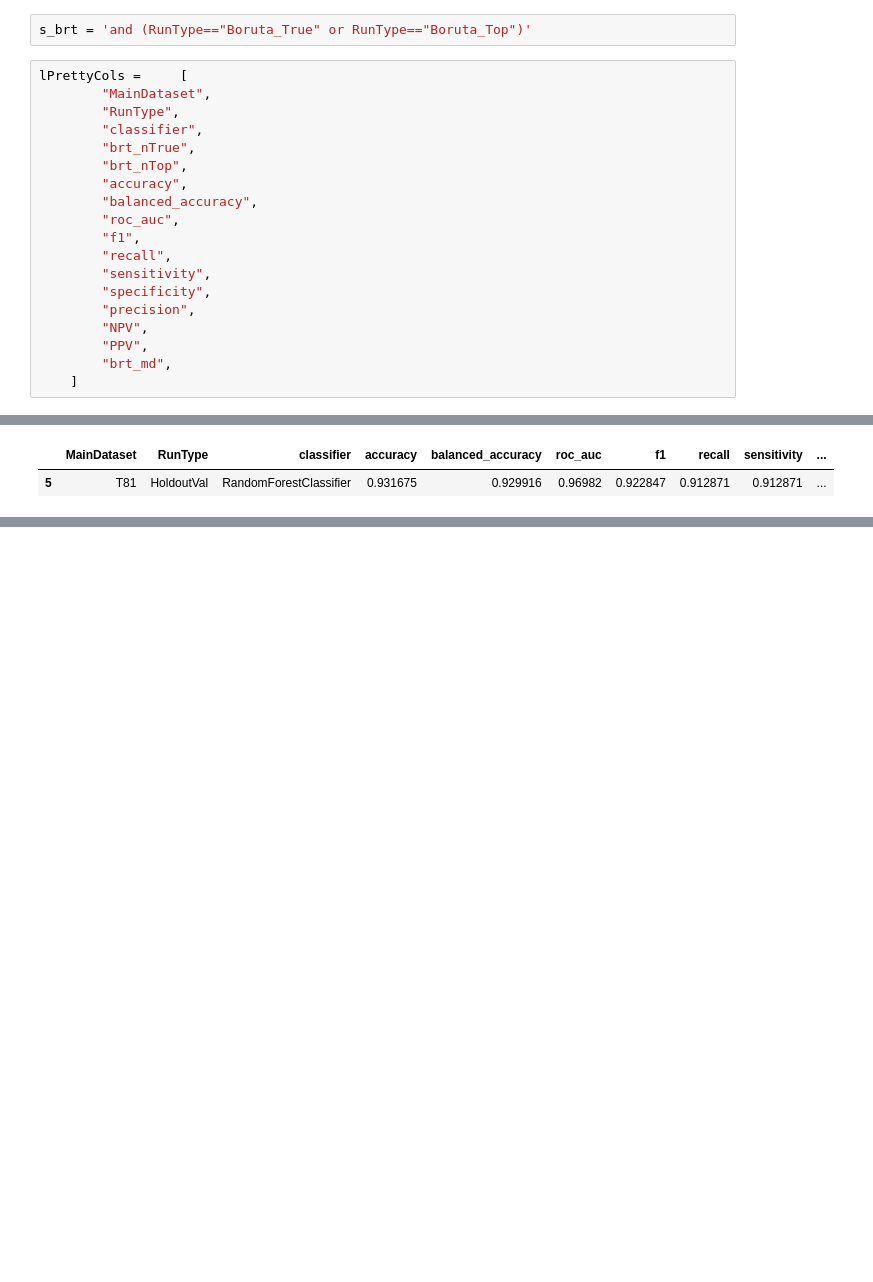
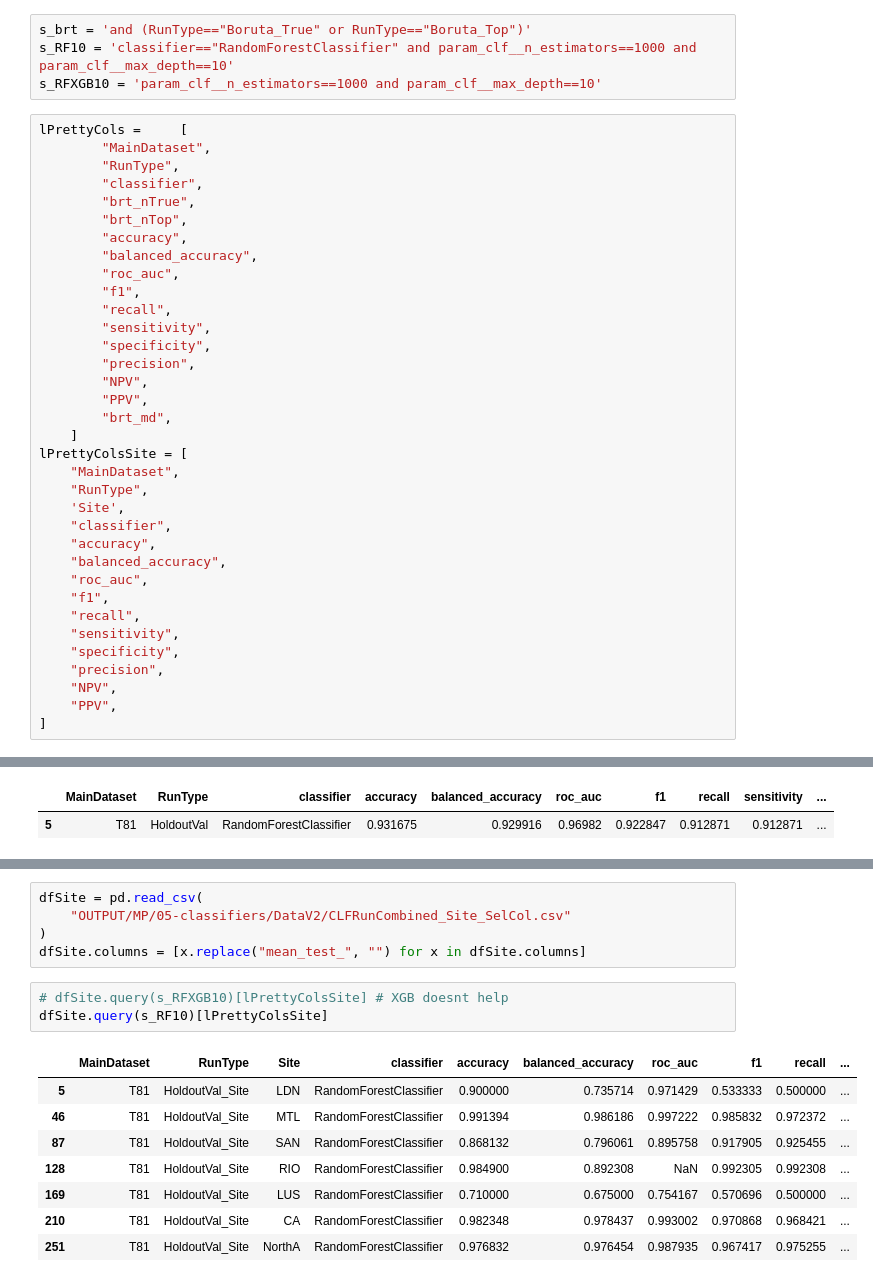
Before and after one commit to davidtweddell/lc_repo, a Jupyter notebook: 05-classifiers-parse-results.ipynb, the cells around one changed output, grey strips where cells are left out. Drawn from its saved outputs; the diff is of its cells as text; blank space fills up the shorter version.

Commit message:
Site based T81 validation analysis

```diff
--- a/05-classifiers-parse-results.ipynb
+++ b/05-classifiers-parse-results.ipynb
@@ -153,6 +119,8 @@ dfRes
 dfRes.columns = [x.replace('mean_test_','') for x in dfRes.columns]
 # %%
 s_brt = 'and (RunType=="Boruta_True" or RunType=="Boruta_Top")'
+s_RF10 = 'classifier=="RandomForestClassifier" and param_clf__n_estimators==1000 and param_clf__max_depth==10'
+s_RFXGB10 = 'param_clf__n_estimators==1000 and param_clf__max_depth==10'
 # %%
 lPrettyCols =     [
         "MainDataset",
@@ -172,6 +140,22 @@ lPrettyCols =     [
         "PPV",
         "brt_md",
     ]
+lPrettyColsSite = [
+    "MainDataset",
+    "RunType",
+    'Site',
+    "classifier",
+    "accuracy",
+    "balanced_accuracy",
+    "roc_auc",
+    "f1",
+    "recall",
+    "sensitivity",
+    "specificity",
+    "precision",
+    "NPV",
+    "PPV",
+]
 # %% [markdown]
 # Inspect T81 Dataset
 # %%
@@ -523,0 +519,17 @@ dfValRes.query(f'classifier=="RandomForestClassifier" and param_clf__max_depth==
+# %%
+dfSite = pd.read_csv(
+    "OUTPUT/MP/05-classifiers/DataV2/CLFRunCombined_Site_SelCol.csv"
+)
+dfSite.columns = [x.replace("mean_test_", "") for x in dfSite.columns]
+# %%
+# dfSite.query(s_RFXGB10)[lPrettyColsSite] # XGB doesnt help
+dfSite.query(s_RF10)[lPrettyColsSite]
+# %% [output]
+|  | MainDataset | RunType | Site | classifier | accuracy | balanced_accuracy | roc_auc | f1 | recall | ... |
+| 5 | T81 | HoldoutVal_Site | LDN | RandomForestClassifier | 0.900000 | 0.735714 | 0.971429 | 0.533333 | 0.500000 | ... |
+| 46 | T81 | HoldoutVal_Site | MTL | RandomForestClassifier | 0.991394 | 0.986186 | 0.997222 | 0.985832 | 0.972372 | ... |
+| 87 | T81 | HoldoutVal_Site | SAN | RandomForestClassifier | 0.868132 | 0.796061 | 0.895758 | 0.917905 | 0.925455 | ... |
+| 128 | T81 | HoldoutVal_Site | RIO | RandomForestClassifier | 0.984900 | 0.892308 | NaN | 0.992305 | 0.992308 | ... |
+| 169 | T81 | HoldoutVal_Site | LUS | RandomForestClassifier | 0.710000 | 0.675000 | 0.754167 | 0.570696 | 0.500000 | ... |
+| 210 | T81 | HoldoutVal_Site | CA | RandomForestClassifier | 0.982348 | 0.978437 | 0.993002 | 0.970868 | 0.968421 | ... |
+| 251 | T81 | HoldoutVal_Site | NorthA | RandomForestClassifier | 0.976832 | 0.976454 | 0.987935 | 0.967417 | 0.975255 | ... |
```
Also changed, not shown: parts of 3 cells of this notebook, 24 other files.
